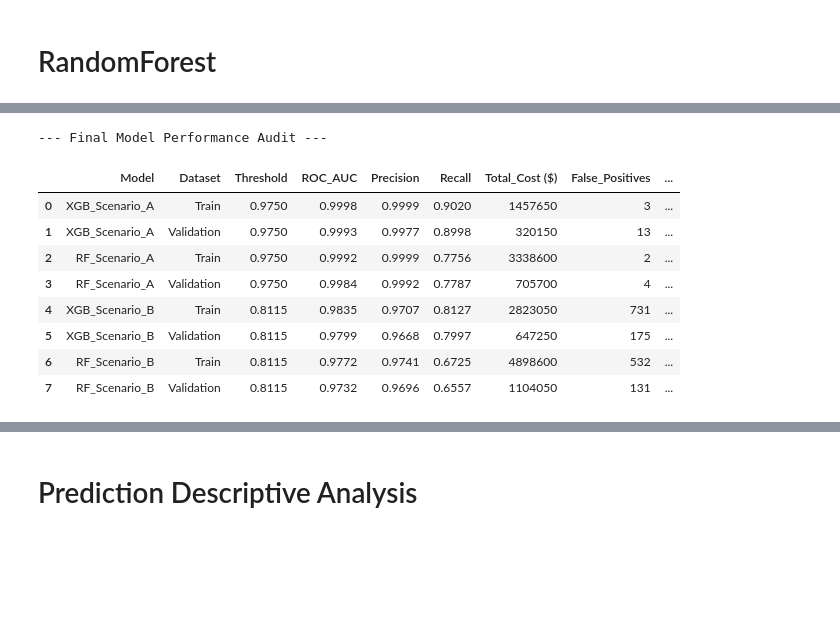
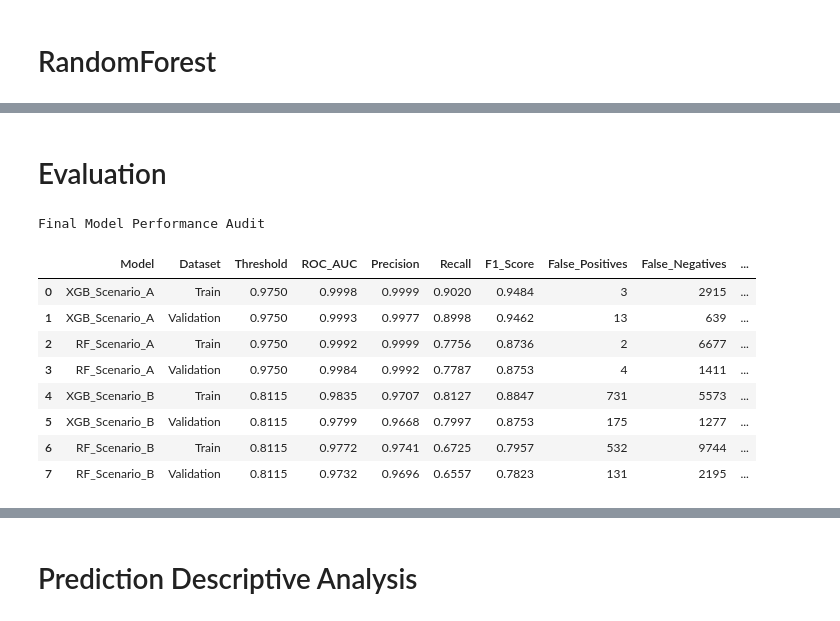
Before and after one commit to jessicabat/crypto-risk-scoring, a Jupyter notebook: notebooks/etfd.ipynb, the cells around one changed output, grey strips where cells are left out. Cells and saved outputs as stored; diff of their text form; code cells hidden in the pictures; blank space fills up the shorter version.

Commit message:
model evals

```diff
--- a/notebooks/etfd.ipynb
+++ b/notebooks/etfd.ipynb
@@ -620,57 +635,55 @@ Recall:    0.8000 (We catch 80.0% of total fraud)
 PRODUCT NARRATIVE: "At a threshold of 0.71, we catch 5100 frauds. However, we incorrectly flag 285 users.
 Recommendation: Since False Positives are high, use this as a STEP-UP trigger (2FA), not a hard block."
 [figure]
+# %% [markdown]
+# Evaluation
 # %%
-# Initialize list to store rows
+# prepare final metrics table
 metrics_rows = []
 
-# --- SCENARIO A (Full) Thresholds ---
-# You found ~0.9750 for XGB A in your previous run. Let's use that.
+# SCENARIO A (Full) Thresholds
+# found ~0.9750 for XGB A in previous run
 thresh_a = 0.9750
 
 # 1. XGBoost Scenario A
 metrics_rows.append(get_model_metrics(model_a_tuned, X_train, y_train, thresh_a, "XGB_Scenario_A", "Train"))
 metrics_rows.append(get_model_metrics(model_a_tuned, X_val, y_val,   thresh_a, "XGB_Scenario_A", "Validation"))
 
-# 2. Random Forest Scenario A
+# 2. RF Scenario A
 metrics_rows.append(get_model_metrics(rf_model_a, X_train, y_train, thresh_a, "RF_Scenario_A",  "Train"))
 metrics_rows.append(get_model_metrics(rf_model_a, X_val, y_val,   thresh_a, "RF_Scenario_A",  "Validation"))
 
 
-# --- SCENARIO B (Behavior) Thresholds ---
-# You found ~0.8115 for XGB B. Let's use that.
+# SCENARIO B (Behavior) Thresholds
+# found ~0.8115 for XGB B in previous run
 thresh_b = 0.8115
 
-# 3. XGBoost Scenario B (Remember to use X_train_beh!)
+# 3. XGBoost Scenario B
 metrics_rows.append(get_model_metrics(model_b_tuned, X_train_beh, y_train, thresh_b, "XGB_Scenario_B", "Train"))
 metrics_rows.append(get_model_metrics(model_b_tuned, X_val_beh,   y_val,   thresh_b, "XGB_Scenario_B", "Validation"))
 
-# 4. Random Forest Scenario B
+# 4. RF Scenario B
 metrics_rows.append(get_model_metrics(rf_model_b, X_train_beh, y_train, thresh_b, "RF_Scenario_B",  "Train"))
 metrics_rows.append(get_model_metrics(rf_model_b, X_val_beh,   y_val,   thresh_b, "RF_Scenario_B",  "Validation"))
 
-# --- CREATE DATAFRAME ---
 df_metrics = pd.DataFrame(metrics_rows)
-
-# Reorder columns for readability
-cols = ['Model', 'Dataset', 'Threshold', 'ROC_AUC', 'Precision', 'Recall', 'Total_Cost ($)', 'False_Positives', 'False_Negatives', 'Top_3_Features']
+cols = ['Model', 'Dataset', 'Threshold', 'ROC_AUC', 'Precision', 'Recall', 'F1_Score', 'False_Positives', 'False_Negatives','Confusion_Matrix', 'Top_3_Features', 'Total_Cost ($)']
 df_metrics = df_metrics[cols]
 
-# Display
 pd.set_option('display.max_columns', None)
-print("--- Final Model Performance Audit ---")
+print("Final Model Performance Audit")
 display(df_metrics)
 # %% [output]
---- Final Model Performance Audit ---
+Final Model Performance Audit
-|  | Model | Dataset | Threshold | ROC_AUC | Precision | Recall | Total_Cost ($) | False_Positives | ... |
-| 0 | XGB_Scenario_A | Train | 0.9750 | 0.9998 | 0.9999 | 0.9020 | 1457650 | 3 | ... |
-| 1 | XGB_Scenario_A | Validation | 0.9750 | 0.9993 | 0.9977 | 0.8998 | 320150 | 13 | ... |
-| 2 | RF_Scenario_A | Train | 0.9750 | 0.9992 | 0.9999 | 0.7756 | 3338600 | 2 | ... |
-| 3 | RF_Scenario_A | Validation | 0.9750 | 0.9984 | 0.9992 | 0.7787 | 705700 | 4 | ... |
-| 4 | XGB_Scenario_B | Train | 0.8115 | 0.9835 | 0.9707 | 0.8127 | 2823050 | 731 | ... |
-| 5 | XGB_Scenario_B | Validation | 0.8115 | 0.9799 | 0.9668 | 0.7997 | 647250 | 175 | ... |
-| 6 | RF_Scenario_B | Train | 0.8115 | 0.9772 | 0.9741 | 0.6725 | 4898600 | 532 | ... |
-| 7 | RF_Scenario_B | Validation | 0.8115 | 0.9732 | 0.9696 | 0.6557 | 1104050 | 131 | ... |
+|  | Model | Dataset | Threshold | ROC_AUC | Precision | Recall | F1_Score | False_Positives | False_Negatives | ... |
+| 0 | XGB_Scenario_A | Train | 0.9750 | 0.9998 | 0.9999 | 0.9020 | 0.9484 | 3 | 2915 | ... |
+| 1 | XGB_Scenario_A | Validation | 0.9750 | 0.9993 | 0.9977 | 0.8998 | 0.9462 | 13 | 639 | ... |
+| 2 | RF_Scenario_A | Train | 0.9750 | 0.9992 | 0.9999 | 0.7756 | 0.8736 | 2 | 6677 | ... |
+| 3 | RF_Scenario_A | Validation | 0.9750 | 0.9984 | 0.9992 | 0.7787 | 0.8753 | 4 | 1411 | ... |
+| 4 | XGB_Scenario_B | Train | 0.8115 | 0.9835 | 0.9707 | 0.8127 | 0.8847 | 731 | 5573 | ... |
+| 5 | XGB_Scenario_B | Validation | 0.8115 | 0.9799 | 0.9668 | 0.7997 | 0.8753 | 175 | 1277 | ... |
+| 6 | RF_Scenario_B | Train | 0.8115 | 0.9772 | 0.9741 | 0.6725 | 0.7957 | 532 | 9744 | ... |
+| 7 | RF_Scenario_B | Validation | 0.8115 | 0.9732 | 0.9696 | 0.6557 | 0.7823 | 131 | 2195 | ... |
 # %%
 print(df_metrics)
 # %% [output]
```
Also changed, not shown: parts of 27 cells of this notebook.
